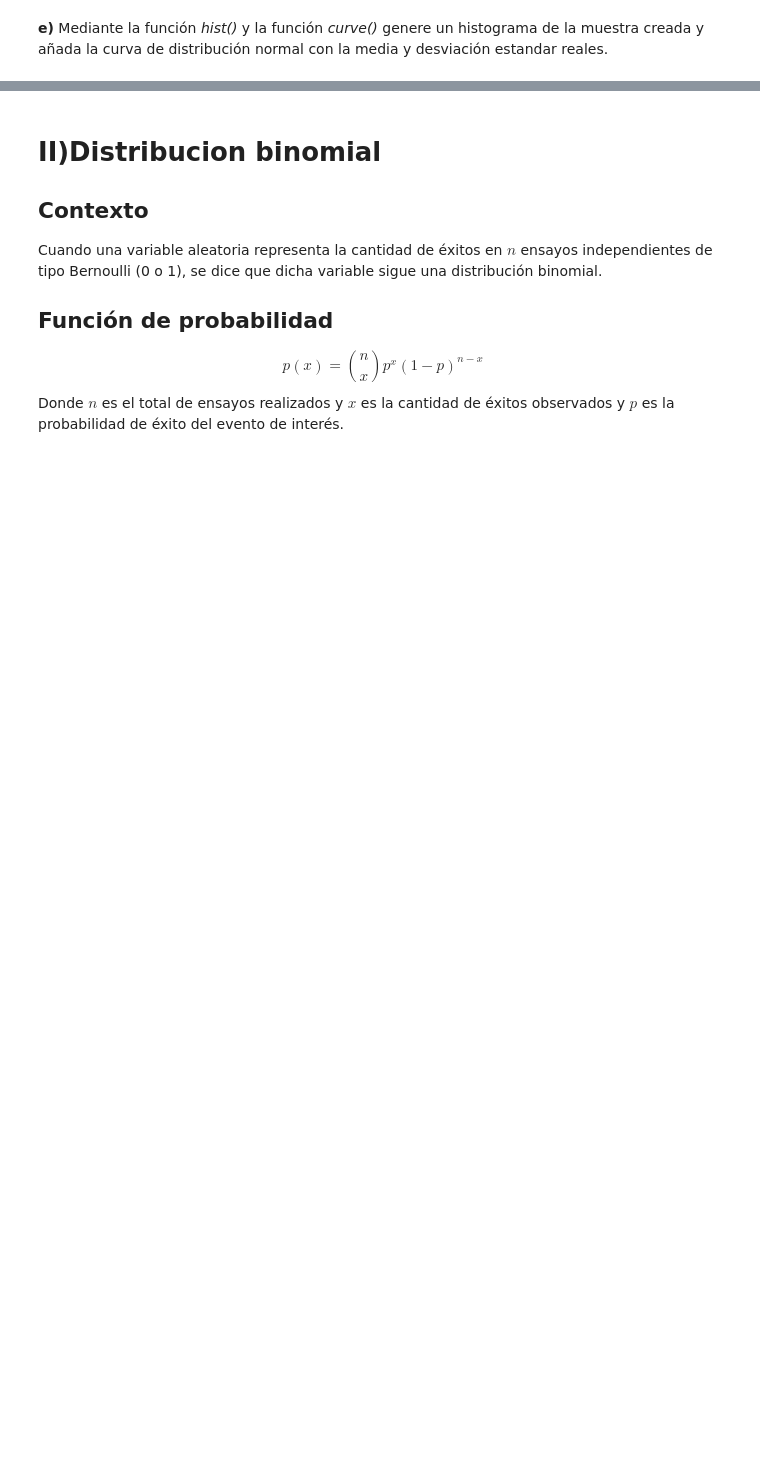
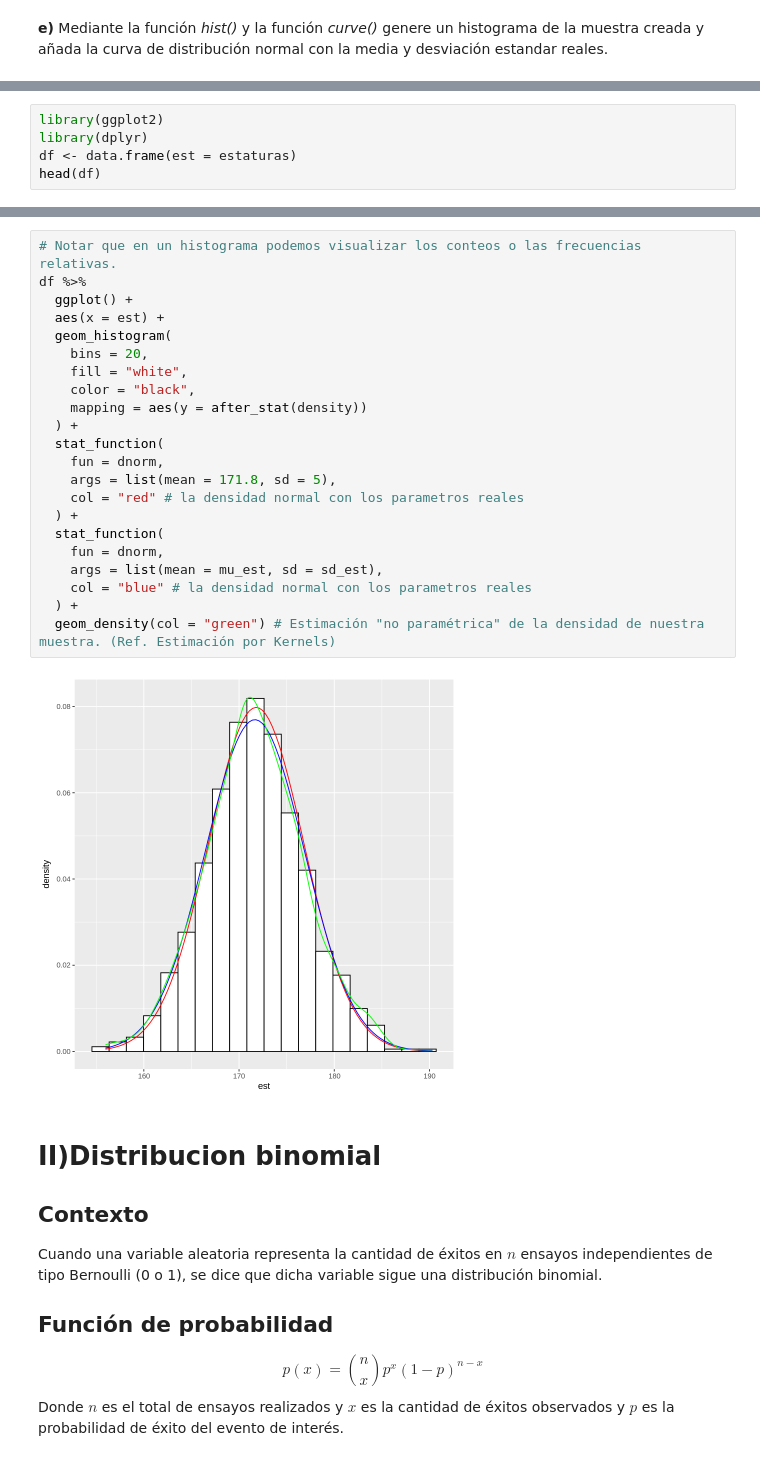
Before and after one commit to majorquev/DBDC_202507_Programacion_en_R_para_ciencia_de_datos, a Jupyter notebook: Clases/Clase8/1_Distribuciones_de_probabilidad_en_r.ipynb, the cells around one changed output, grey strips where cells are left out. Drawn from its saved outputs; the diff is of its cells as text; blank space fills up the shorter version.

```diff
--- a/Clases/Clase8/1_Distribuciones_de_probabilidad_en_r.ipynb
+++ b/Clases/Clase8/1_Distribuciones_de_probabilidad_en_r.ipynb
@@ -108,0 +150,5 @@ suma <- function(a,b){
+# %%
+library(ggplot2)
+library(dplyr)
+df <- data.frame(est = estaturas)
+head(df)
@@ -109,3 +171,27 @@ suma <- function(a,b){
+# %%
+# Notar que en un histograma podemos visualizar los conteos o las frecuencias relativas.
+df %>%
+  ggplot() +
+  aes(x = est) +
+  geom_histogram(
+    bins = 20,
+    fill = "white",
+    color = "black",
+    mapping = aes(y = after_stat(density))
+  ) +
+  stat_function(
+    fun = dnorm,
+    args = list(mean = 171.8, sd = 5),
+    col = "red" # la densidad normal con los parametros reales
+  ) +
+  stat_function(
+    fun = dnorm,
+    args = list(mean = mu_est, sd = sd_est),
+    col = "blue" # la densidad normal con los parametros reales
+  ) +
+  geom_density(col = "green") # Estimación "no paramétrica" de la densidad de nuestra muestra. (Ref. Estimación por Kernels)
+# %% [output]
+[figure, added]
 # %% [markdown]
 # II)Distribucion binomial
 ## Contexto
```
Also changed, not shown: parts of 19 cells of this notebook.
